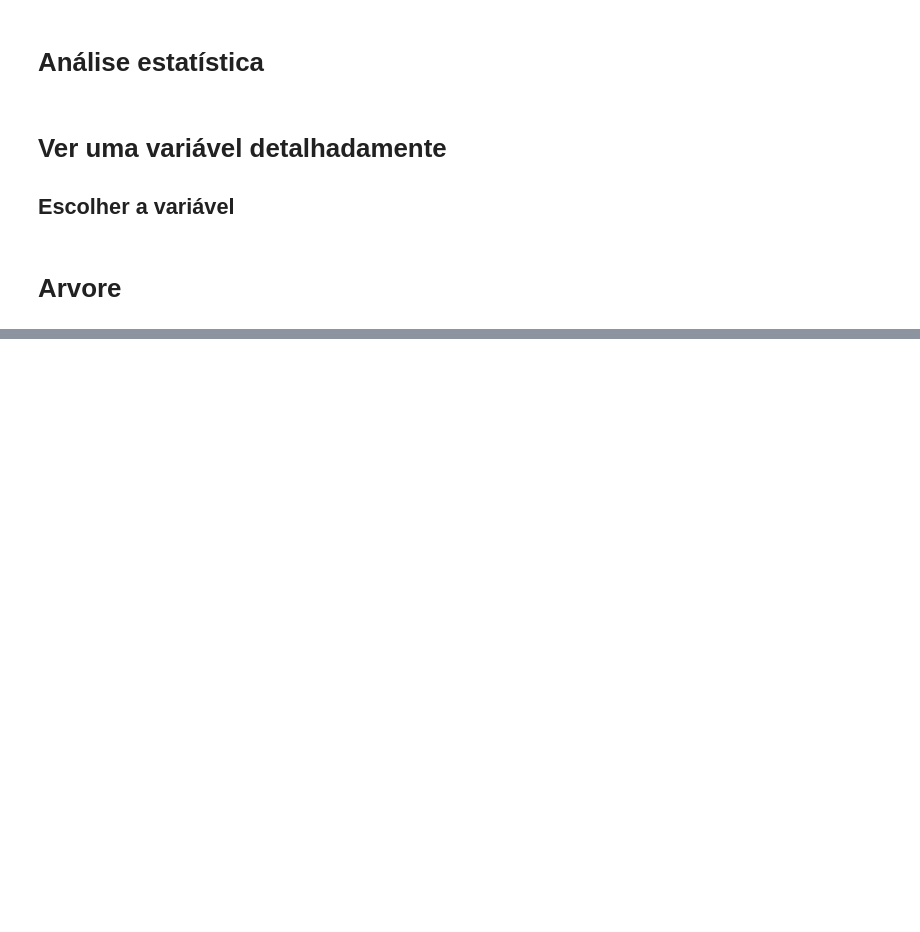
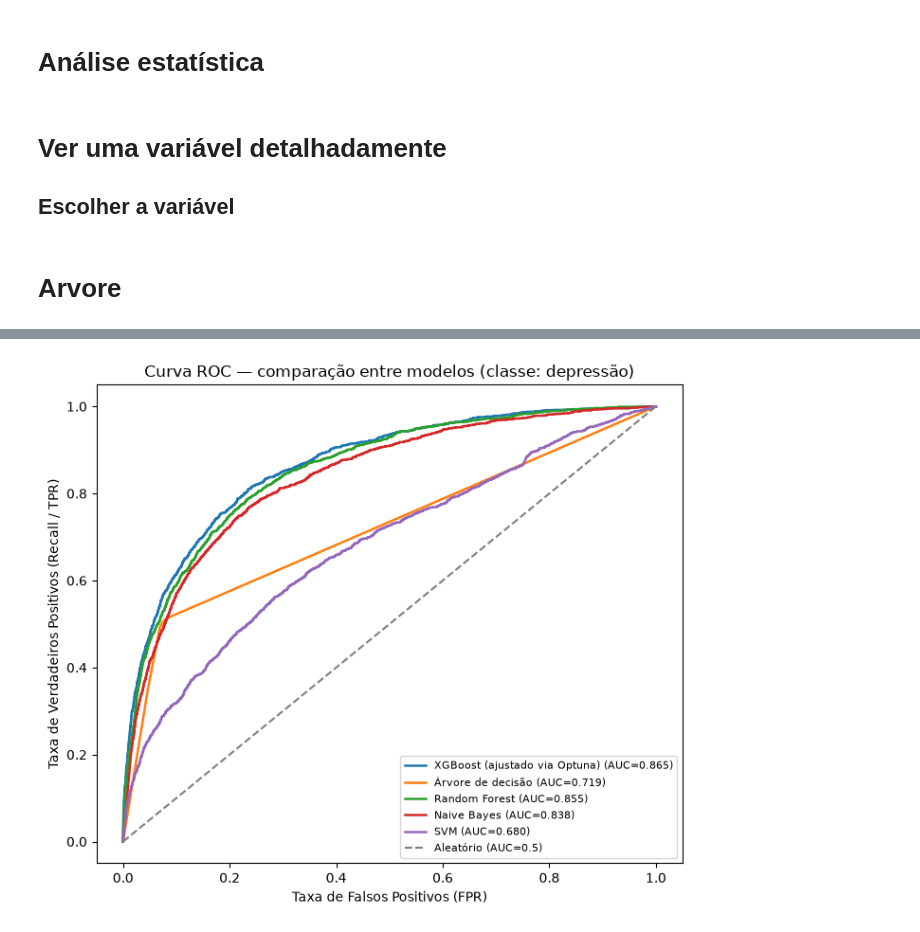
Before and after one commit to toni-cav/Analise_SIICUSP, a Jupyter notebook: exploratorio_depressao_e_sem_depressao.ipynb, the cells around one changed output, grey strips where cells are left out. Drawn from its saved outputs; the diff is of its cells as text; code cells hidden in the pictures; blank space fills up the shorter version.

```diff
--- a/exploratorio_depressao_e_sem_depressao.ipynb
+++ b/exploratorio_depressao_e_sem_depressao.ipynb
@@ -1668,0 +1818,19 @@ display(comparacao_modelos.round(4))
+# %%
+figura, eixo = plt.subplots(figsize=(7, 6))
+
+for nome, (_, y_score) in scores_modelos.items():
+    if y_score is None:
+        continue
+    fpr, tpr, _ = roc_curve(y_teste, y_score)
+    auc = roc_auc_score(y_teste, y_score)
+    eixo.plot(fpr, tpr, linewidth=1.8, label=f"{nome} (AUC={auc:.3f})")
+
+eixo.plot([0, 1], [0, 1], linestyle="--", color="gray", label="Aleatório (AUC=0.5)")
+eixo.set_xlabel("Taxa de Falsos Positivos (FPR)")
+eixo.set_ylabel("Taxa de Verdadeiros Positivos (Recall / TPR)")
+eixo.set_title("Curva ROC — comparação entre modelos (classe: depressão)")
+eixo.legend(loc="lower right", fontsize=8)
+figura.tight_layout()
+plt.show()
+# %% [output]
+[figure, added]
```
Also changed, not shown: parts of 49 cells of this notebook, 12 other files.
